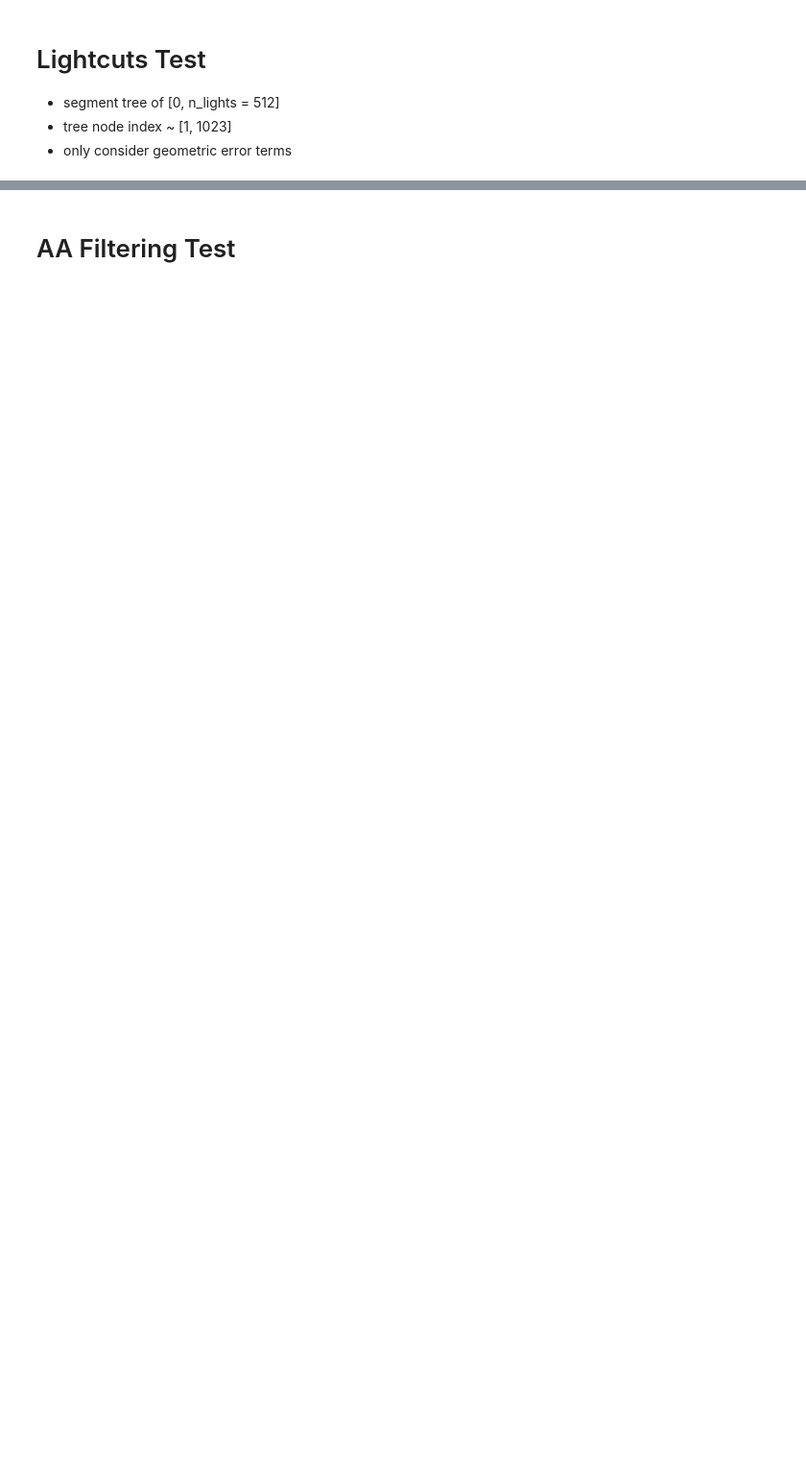
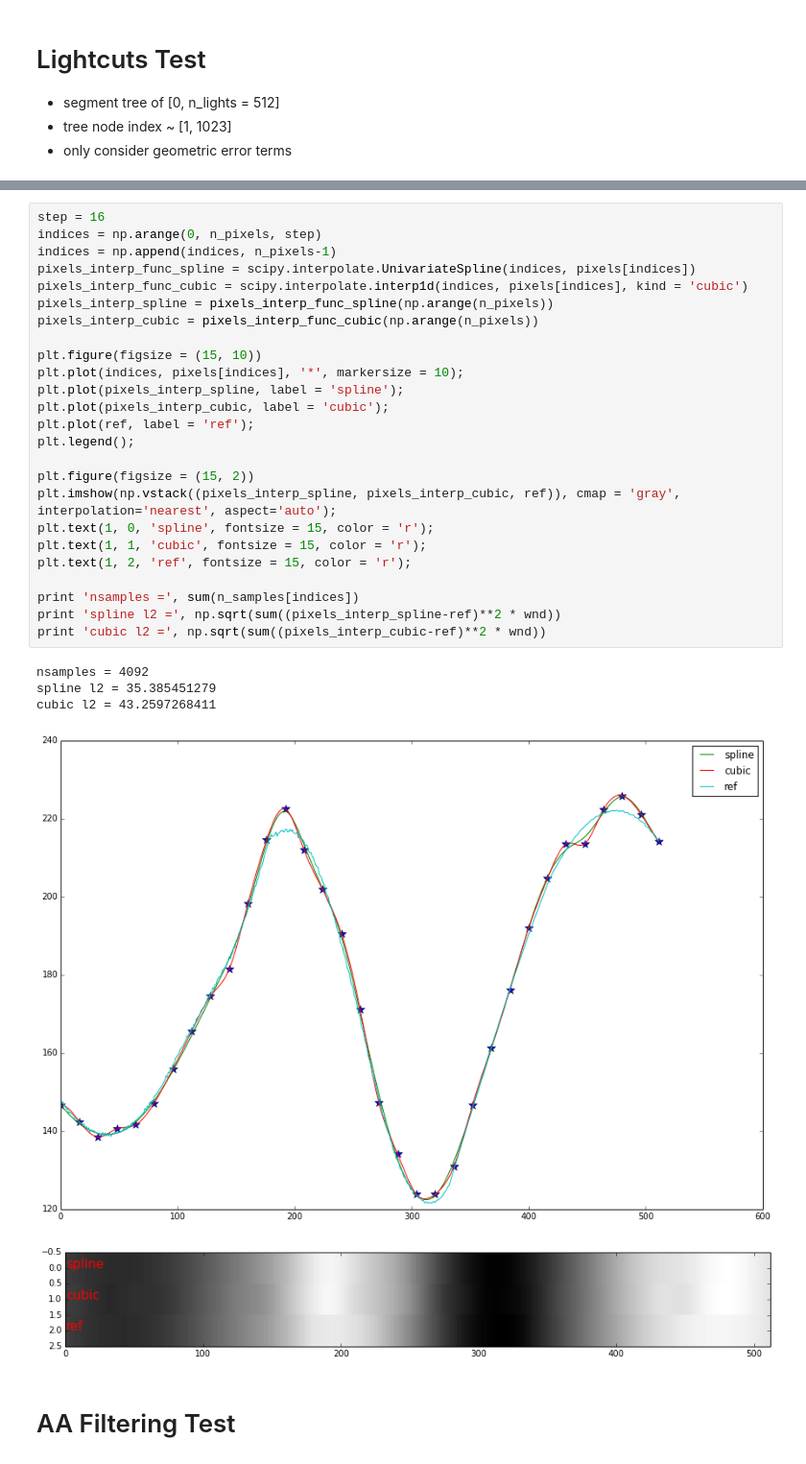
Before and after one commit to winmad/many_lights, a Jupyter notebook: LT_Matrix.ipynb, the cells around one changed output, grey strips where cells are left out. Shown: that part at 96% size. Cells and saved outputs as stored; diff of their text form; blank space fills up the shorter version.

```diff
--- a/LT_Matrix.ipynb
+++ b/LT_Matrix.ipynb
@@ -285,3 +290,34 @@ filtered l2 = 31.9563916379
+# %%
+step = 16
+indices = np.arange(0, n_pixels, step)
+indices = np.append(indices, n_pixels-1)
+pixels_interp_func_spline = scipy.interpolate.UnivariateSpline(indices, pixels[indices])
+pixels_interp_func_cubic = scipy.interpolate.interp1d(indices, pixels[indices], kind = 'cubic')
+pixels_interp_spline = pixels_interp_func_spline(np.arange(n_pixels))
+pixels_interp_cubic = pixels_interp_func_cubic(np.arange(n_pixels))
+
+plt.figure(figsize = (15, 10))
+plt.plot(indices, pixels[indices], '*', markersize = 10);
+plt.plot(pixels_interp_spline, label = 'spline');
+plt.plot(pixels_interp_cubic, label = 'cubic');
+plt.plot(ref, label = 'ref');
+plt.legend();
+
+plt.figure(figsize = (15, 2))
+plt.imshow(np.vstack((pixels_interp_spline, pixels_interp_cubic, ref)), cmap = 'gray', interpolation='nearest', aspect='auto');
+plt.text(1, 0, 'spline', fontsize = 15, color = 'r');
+plt.text(1, 1, 'cubic', fontsize = 15, color = 'r');
+plt.text(1, 2, 'ref', fontsize = 15, color = 'r');
+
+print 'nsamples =', sum(n_samples[indices])
+print 'spline l2 =', np.sqrt(sum((pixels_interp_spline-ref)**2 * wnd))
+print 'cubic l2 =', np.sqrt(sum((pixels_interp_cubic-ref)**2 * wnd))
+# %% [output]
+nsamples = 4092
+spline l2 = 35.385451279
+cubic l2 = 43.2597268411
+[figure, added]
+[figure, added]
 # %% [markdown]
 # AA Filtering Test
 # %%
```
Also changed, not shown: parts of 4 cells of this notebook.
